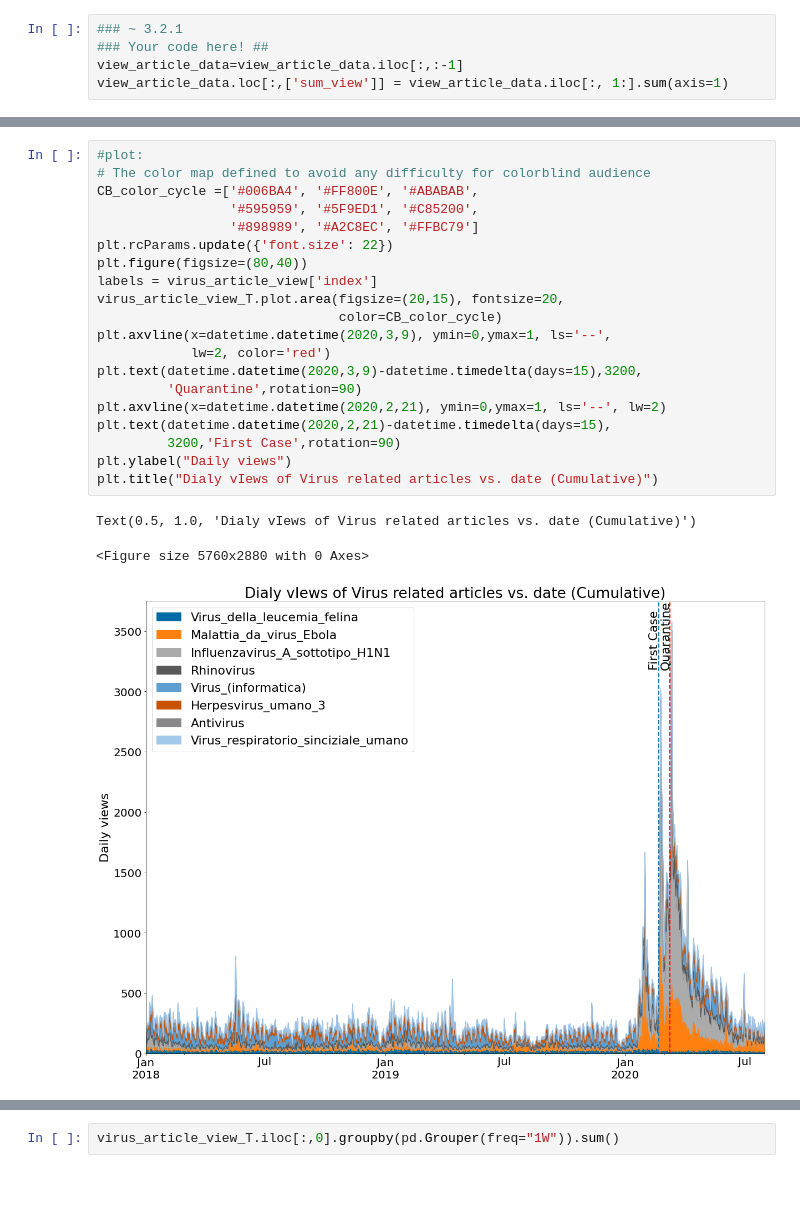
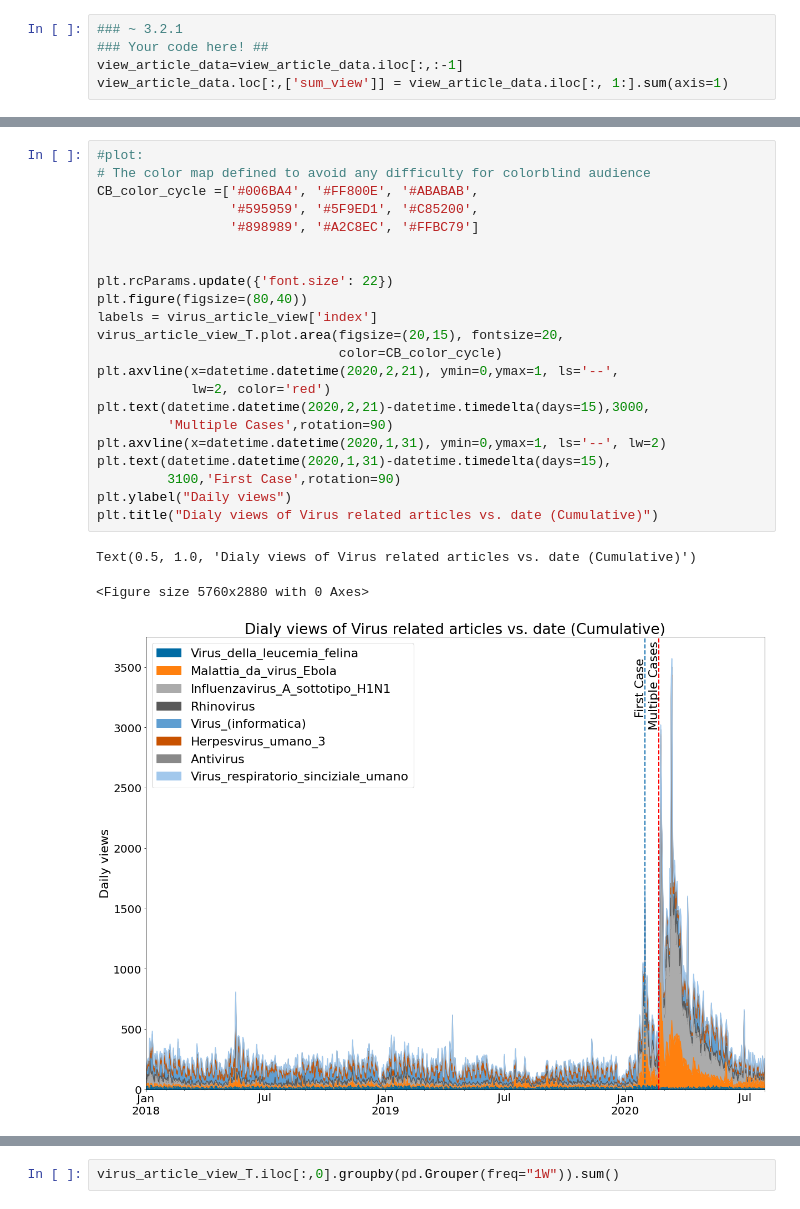
Before and after one commit to alec-flowers/ada-2020-homework1-pandas-pied, a Jupyter notebook: 01 - Pandas Data Wrangling and Data Viz/hw1.ipynb, the cells around one changed output, grey strips where cells are left out. Cells and saved outputs as stored; diff of their text form.

```diff
--- a/01 - Pandas Data Wrangling and Data Viz/hw1.ipynb
+++ b/01 - Pandas Data Wrangling and Data Viz/hw1.ipynb
@@ -305,27 +305,29 @@ virus_article_view_T.index = pd.to_datetime(virus_article_view_T.index)
 # %%
 #plot:
 # The color map defined to avoid any difficulty for colorblind audience
 CB_color_cycle =['#006BA4', '#FF800E', '#ABABAB',
                  '#595959', '#5F9ED1', '#C85200',
                  '#898989', '#A2C8EC', '#FFBC79']
+
+
 plt.rcParams.update({'font.size': 22})
 plt.figure(figsize=(80,40))
 labels = virus_article_view['index']
 virus_article_view_T.plot.area(figsize=(20,15), fontsize=20,
                                color=CB_color_cycle)
-plt.axvline(x=datetime.datetime(2020,3,9), ymin=0,ymax=1, ls='--',
+plt.axvline(x=datetime.datetime(2020,2,21), ymin=0,ymax=1, ls='--',
             lw=2, color='red')
-plt.text(datetime.datetime(2020,3,9)-datetime.timedelta(days=15),3200,
-         'Quarantine',rotation=90)
-plt.axvline(x=datetime.datetime(2020,2,21), ymin=0,ymax=1, ls='--', lw=2)
-plt.text(datetime.datetime(2020,2,21)-datetime.timedelta(days=15),
-         3200,'First Case',rotation=90)
+plt.text(datetime.datetime(2020,2,21)-datetime.timedelta(days=15),3000,
+         'Multiple Cases',rotation=90)
+plt.axvline(x=datetime.datetime(2020,1,31), ymin=0,ymax=1, ls='--', lw=2)
+plt.text(datetime.datetime(2020,1,31)-datetime.timedelta(days=15),
+         3100,'First Case',rotation=90)
 plt.ylabel("Daily views")
-plt.title("Dialy vIews of Virus related articles vs. date (Cumulative)")
+plt.title("Dialy views of Virus related articles vs. date (Cumulative)")
 # %% [output]
-Text(0.5, 1.0, 'Dialy vIews of Virus related articles vs. date (Cumulative)')
+Text(0.5, 1.0, 'Dialy views of Virus related articles vs. date (Cumulative)')
 <Figure size 5760x2880 with 0 Axes>
-[figure, old version]
+[figure, new version]
 # %%
 %%capture
 '''
```
Also changed, not shown: parts of 13 cells of this notebook.
